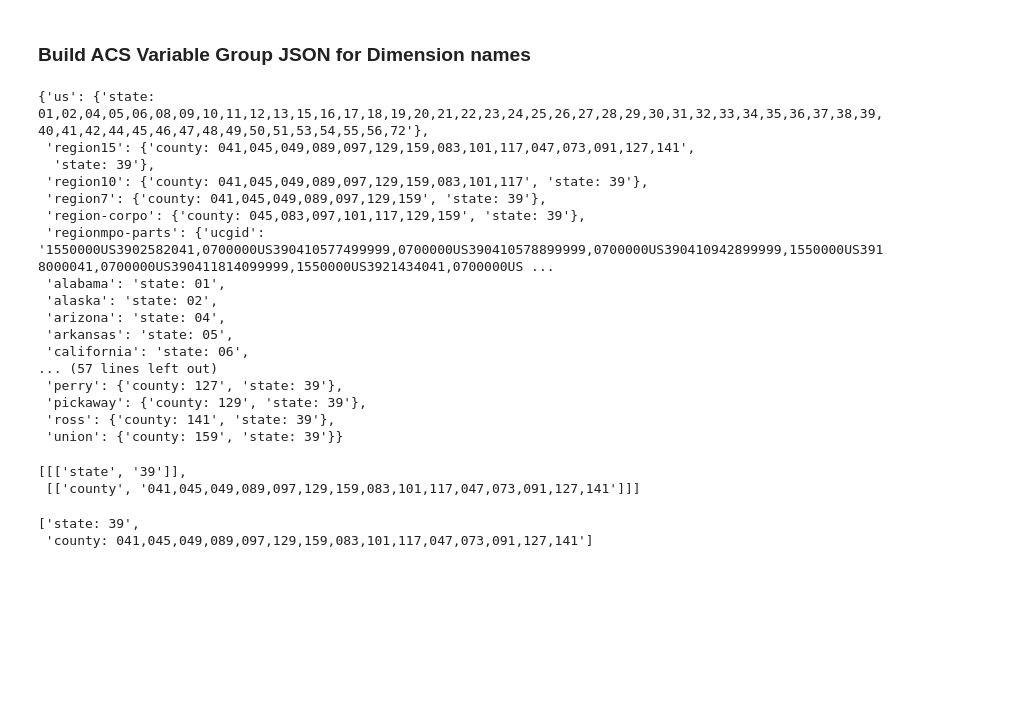
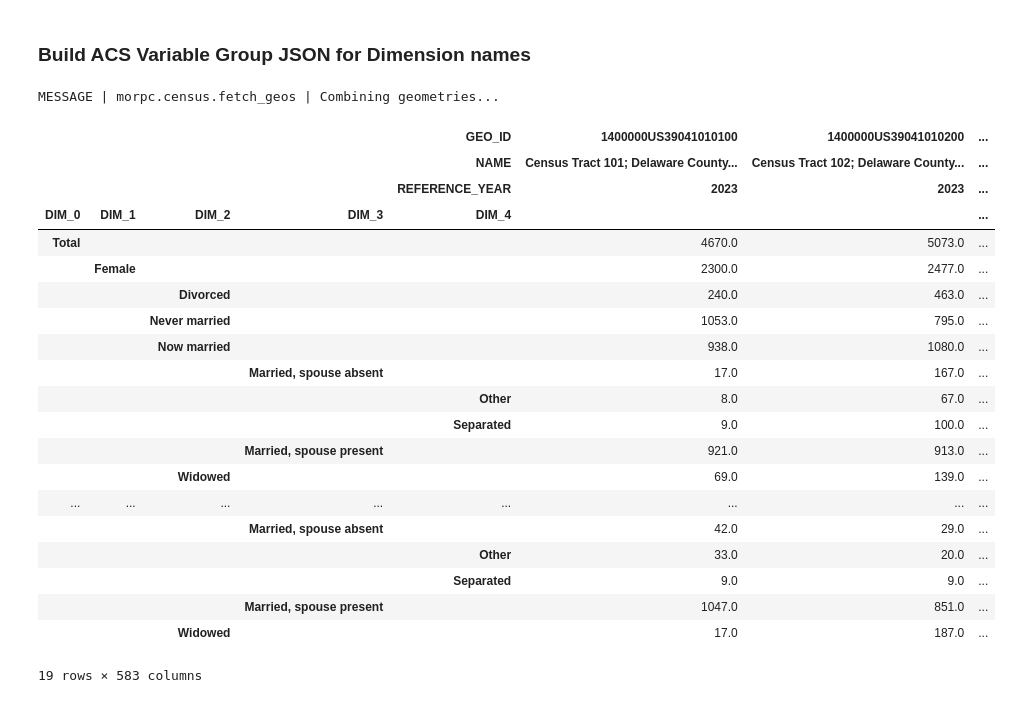
Before and after one commit to morpc/morpc-py, a Jupyter notebook: doc/07-morpc-census-demo.ipynb, the cells around one changed output. Saved outputs shown, nothing was run; the diff lists cells and outputs as text; code cells hidden in the pictures; blank space fills up the shorter version.

```diff
--- a/doc/07-morpc-census-demo.ipynb
+++ b/doc/07-morpc-census-demo.ipynb
@@ -169,33 +166,0 @@ import morpc
-# %%
-morpc.census.geos.SCOPES
-# %% [output]
-{'us': {'state: 01,02,04,05,06,08,09,10,11,12,13,15,16,17,18,19,20,21,22,23,24,25,26,27,28,29,30,31,32,33,34,35,36,37,38,39,40,41,42,44,45,46,47,48,49,50,51,53,54,55,56,72'},
- 'region15': {'county: 041,045,049,089,097,129,159,083,101,117,047,073,091,127,141',
-  'state: 39'},
- 'region10': {'county: 041,045,049,089,097,129,159,083,101,117', 'state: 39'},
- 'region7': {'county: 041,045,049,089,097,129,159', 'state: 39'},
- 'region-corpo': {'county: 045,083,097,101,117,129,159', 'state: 39'},
- 'regionmpo-parts': {'ucgid': '1550000US3902582041,0700000US390410577499999,0700000US390410578899999,0700000US390410942899999,1550000US3918000041,0700000US390411814099999,1550000US3921434041,0700000US ...
- 'alabama': 'state: 01',
- 'alaska': 'state: 02',
- 'arizona': 'state: 04',
- 'arkansas': 'state: 05',
- 'california': 'state: 06',
-... (57 lines left out)
- 'perry': {'county: 127', 'state: 39'},
- 'pickaway': {'county: 129', 'state: 39'},
- 'ross': {'county: 141', 'state: 39'},
- 'union': {'county: 159', 'state: 39'}}
-# %%
-scope = 'region15'
-
-[[x.split(": ")] for x in morpc.census.geos.SCOPES[scope]]
-# %% [output]
-[[['state', '39']],
- [['county', '041,045,049,089,097,129,159,083,101,117,047,073,091,127,141']]]
-# %%
-if 'county' in [x.split(":")[0] for x in morpc.census.geos.SCOPES[scope]]:
-    for x in morpc.census.geos.SCOPES[scope]:
-# %% [output]
-['state: 39',
- 'county: 041,045,049,089,097,129,159,083,101,117,047,073,091,127,141']
@@ -201,0 +169,28 @@ if 'county' in [x.split(":")[0] for x in morpc.census.geos.SCOPES[scope]]:
+# %%
+acs = census.ACS(group="B12001", year='2023', survey="5").scope('tract', 'region15')
+# %% [output]
+MESSAGE | morpc.census.fetch_geos | Combining geometries...
+# %%
+acs.DIM_TABLE.WIDE
+# %% [output]
+|  |  |  |  | GEO_ID | 1400000US39041010100 | 1400000US39041010200 | ... |
+|  |  |  |  | NAME | Census Tract 101; Delaware County... | Census Tract 102; Delaware County... | ... |
+|  |  |  |  | REFERENCE_YEAR | 2023 | 2023 | ... |
+| DIM_0 | DIM_1 | DIM_2 | DIM_3 | DIM_4 |  |  | ... |
+| Total |  |  |  |  | 4670.0 | 5073.0 | ... |
+|  | Female |  |  |  | 2300.0 | 2477.0 | ... |
+|  |  | Divorced |  |  | 240.0 | 463.0 | ... |
+|  |  | Never married |  |  | 1053.0 | 795.0 | ... |
+|  |  | Now married |  |  | 938.0 | 1080.0 | ... |
+|  |  |  | Married, spouse absent |  | 17.0 | 167.0 | ... |
+|  |  |  |  | Other | 8.0 | 67.0 | ... |
+|  |  |  |  | Separated | 9.0 | 100.0 | ... |
+|  |  |  | Married, spouse present |  | 921.0 | 913.0 | ... |
+|  |  | Widowed |  |  | 69.0 | 139.0 | ... |
+| ... | ... | ... | ... | ... | ... | ... | ... |
+|  |  |  | Married, spouse absent |  | 42.0 | 29.0 | ... |
+|  |  |  |  | Other | 33.0 | 20.0 | ... |
+|  |  |  |  | Separated | 9.0 | 9.0 | ... |
+|  |  |  | Married, spouse present |  | 1047.0 | 851.0 | ... |
+|  |  | Widowed |  |  | 17.0 | 187.0 | ... |
+19 rows × 583 columns
```
Also changed, not shown: parts of 2 cells of this notebook, 2 other files.
